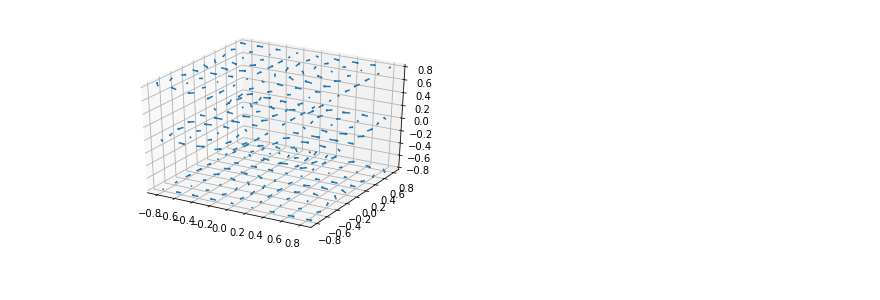
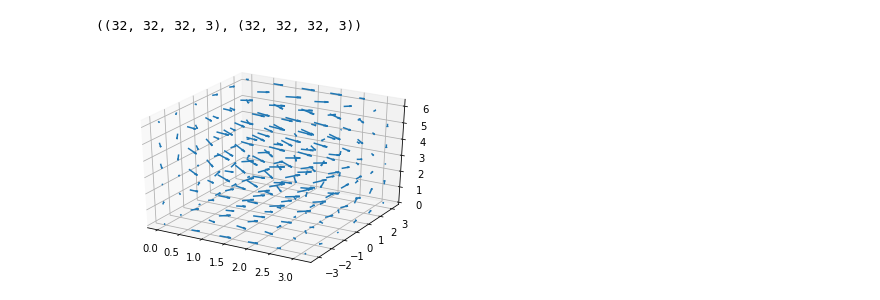
Before and after one commit to ja2006203966/PDE, a Jupyter notebook: Plot.ipynb, the cells around one changed output. Cells and saved outputs as stored; diff of their text form; code cells hidden in the pictures.

```diff
--- a/Plot.ipynb
+++ b/Plot.ipynb
@@ -1,18 +0,0 @@
-# %%
-from mpl_toolkits.mplot3d import axes3d
-import matplotlib.pyplot as plt
-import numpy as np
-
-fig = plt.figure()
-ax = fig.gca(projection='3d')
-
-x, y, z = np.meshgrid(np.arange(-0.8, 1, 0.2),
-                      np.arange(-0.8, 1, 0.2),
-                      np.arange(-0.8, 1, 0.8))
-
-u = np.sin(np.pi * x) * np.cos(np.pi * y) * np.cos(np.pi * z)
-v = -np.cos(np.pi * x) * np.sin(np.pi * y) * np.cos(np.pi * z)
-w = (np.sqrt(2.0 / 3.0) * np.cos(np.pi * x) * np.cos(np.pi * y) *
-     np.sin(np.pi * z))
-
-ax.quiver(x,
@@ -26,26 +8,25 @@ from src.Space import Space
+# %%
+def func(x):
+    return np.sin(x)
 # %%
-x, y, z = (0,1), (-1,1), (0,2)
+x, y, z = (0,np.pi), (-np.pi,np.pi), (0,2*np.pi)
 sp = [x,y,z]
-sp = Space(sp)
+sp = Space(sp, bins= (6,6,6))
+space = sp.to_numpy()
+grid = Gradient(func, sp)
+cas = grid.Catesian()
-# %%
-fig = plt.figure()
-ax = fig.gca(projection='3d')
-
-x, y, z = np.meshgrid(np.arange(-0.8, 1, 0.2),
-                      np.arange(-0.8, 1, 0.2),
-                      np.arange(-0.8, 1, 0.8))
-
-x, y, z = np.meshgrid(np.arange(-0.8, 1, 0.2),
-                      np.arange(-0.8, 1, 0.2),
-                      np.arange(-0.8, 1, 0.8))
-
-u = np.sin(np.pi * x) * np.cos(np.pi * y) * np.cos(np.pi * z)
-v = -np.cos(np.pi * x) * np.sin(np.pi * y) * np.cos(np.pi * z)
-w = (np.sqrt(2.0 / 3.0) * np.cos(np.pi * x) * np.cos(np.pi * y) *
-     np.sin(np.pi * z))
-
-ax.quiver(x, y, z, u, v, w, length=0.1)
-
-plt.show()
-# %% [output]
-[figure, removed]
+# %%
+cas.shape, space.shape
+# %% [output]
+((32, 32, 32, 3), (32, 32, 32, 3))
+# %%
+fig = plt.figure()
+ax = fig.gca(projection='3d')
+
+x, y, z =  space[:,:,:,0], space[:,:,:,1], space[:,:,:,2]
+u, v, w = cas[:,:,:,0], cas[:,:,:,1], cas[:,:,:,2]
+ax.quiver(x, y, z, u, v, w, length=0.1)
+
+plt.show()
+# %% [output]
+[figure, added]
```
Also changed, not shown: parts of 3 cells of this notebook, 1 other file.
